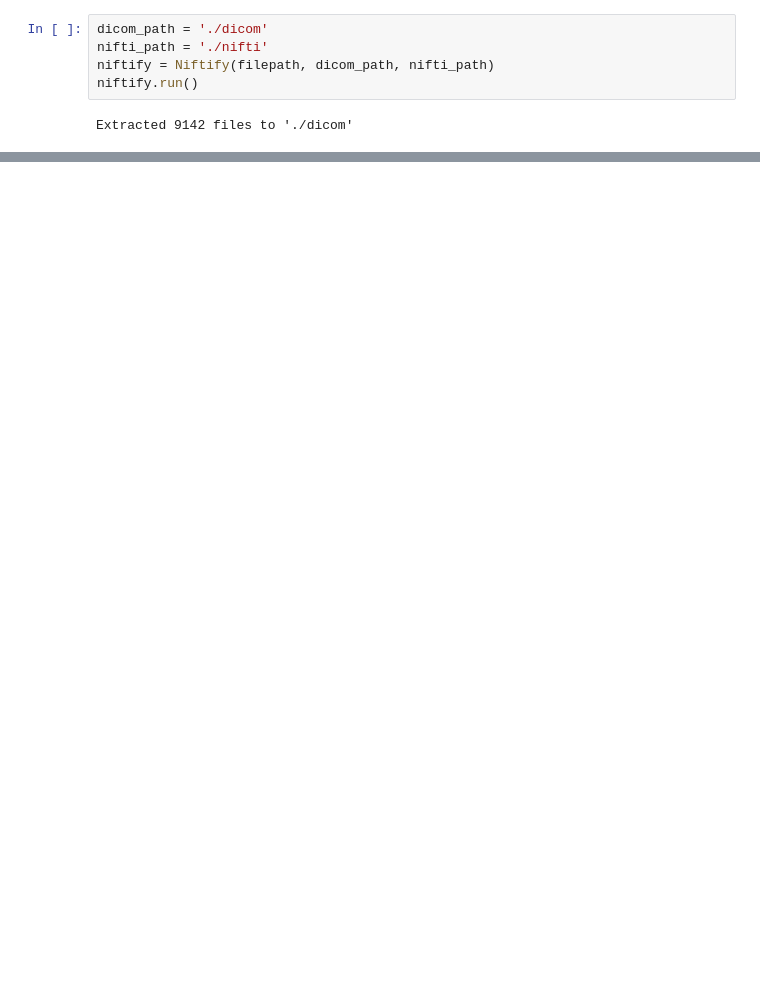
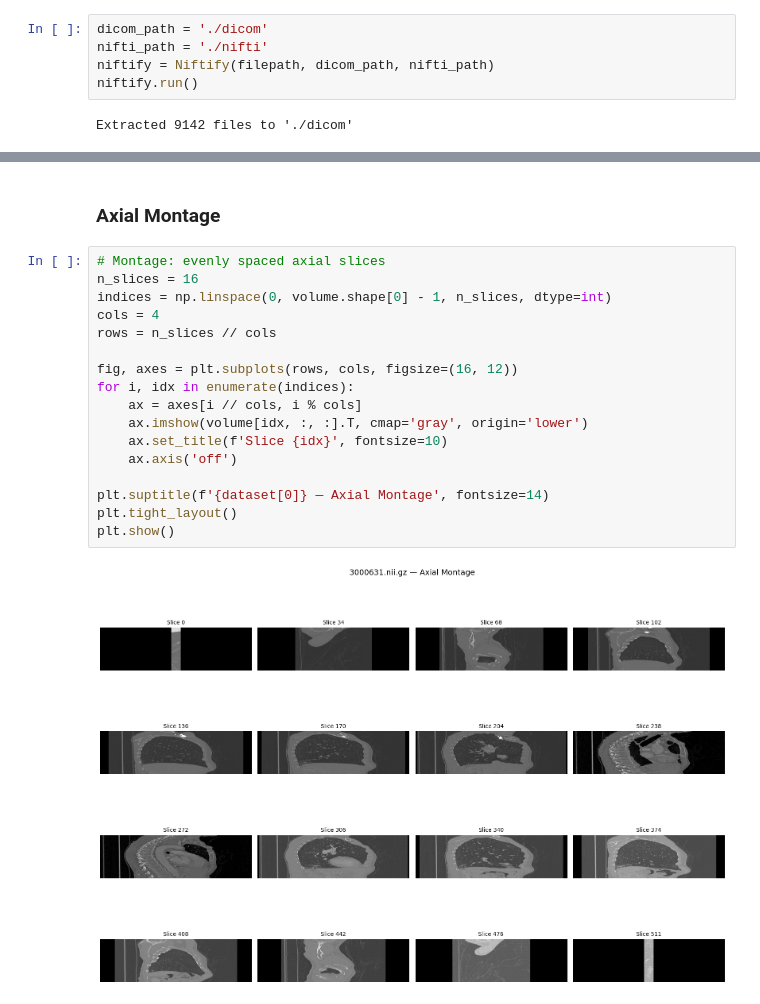
Before and after one commit to GanonthaBr/Lite-LDM, a Jupyter notebook: liteldm-exploration.ipynb, the cells around one changed output, grey strips where cells are left out. Drawn from its saved outputs; the diff is of its cells as text; blank space fills up the shorter version.

```diff
--- a/liteldm-exploration.ipynb
+++ b/liteldm-exploration.ipynb
@@ -82,0 +145,21 @@ len(os.listdir(nifti_path))
+# %% [markdown]
+### Axial Montage
+# %%
+# Montage: evenly spaced axial slices
+n_slices = 16
+indices = np.linspace(0, volume.shape[0] - 1, n_slices, dtype=int)
+cols = 4
+rows = n_slices // cols
+
+fig, axes = plt.subplots(rows, cols, figsize=(16, 12))
+for i, idx in enumerate(indices):
+    ax = axes[i // cols, i % cols]
+    ax.imshow(volume[idx, :, :].T, cmap='gray', origin='lower')
+    ax.set_title(f'Slice {idx}', fontsize=10)
+    ax.axis('off')
+
+plt.suptitle(f'{dataset[0]} — Axial Montage', fontsize=14)
+plt.tight_layout()
+plt.show()
+# %% [output]
+[figure, added]
```
Also changed, not shown: parts of 18 cells of this notebook, 1 other file.
